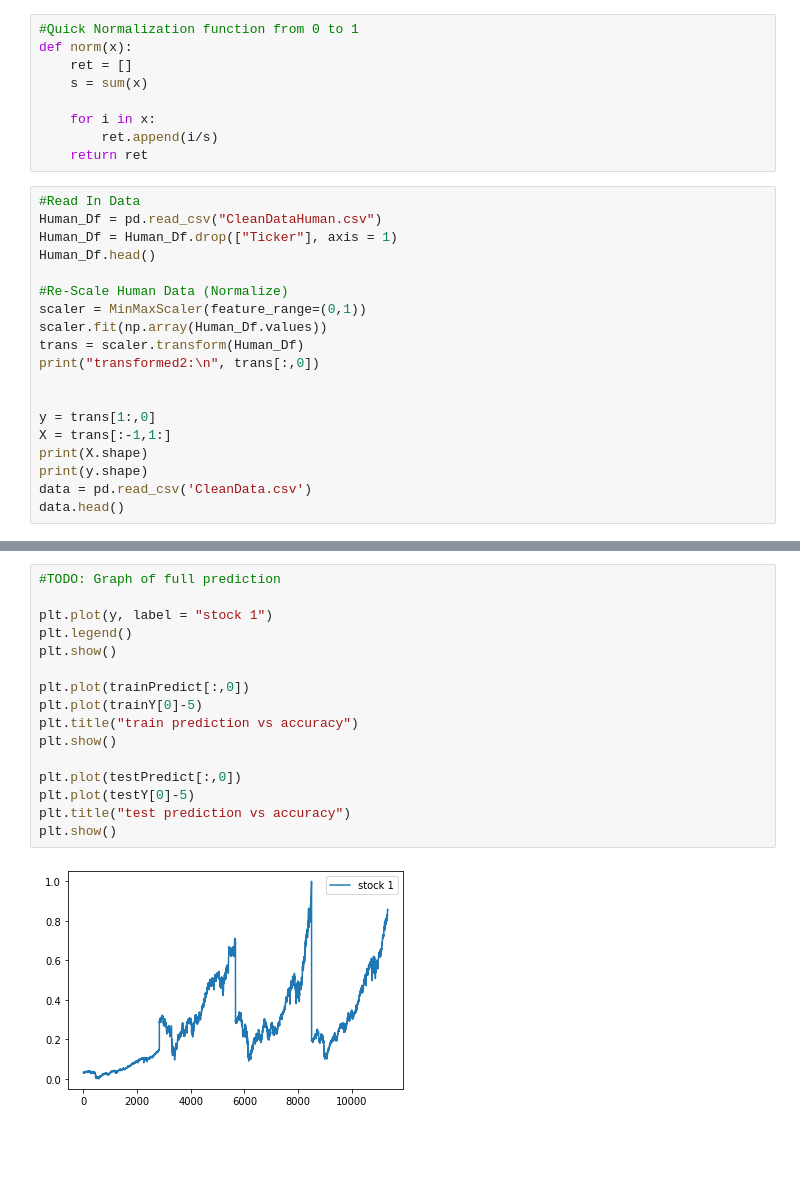
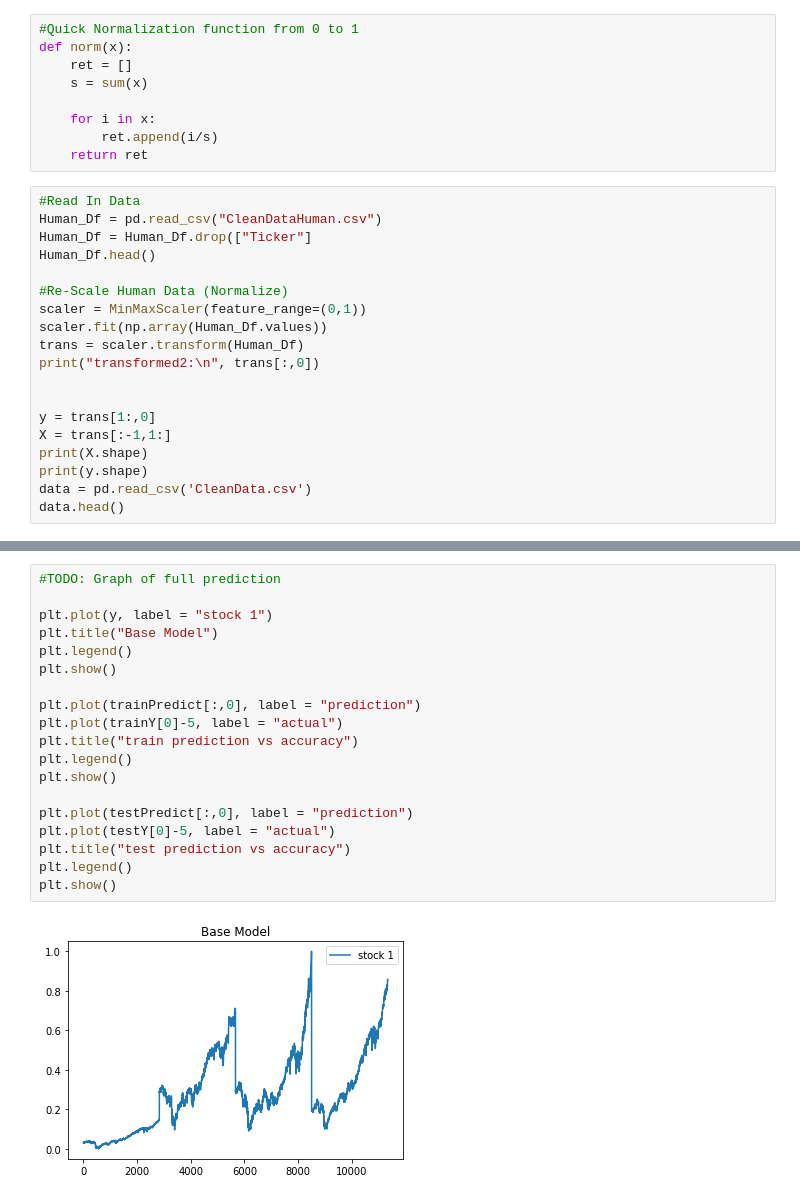
Before and after one commit to B-Rad80/ML_Stock_Predictions, a Jupyter notebook: LTSM.ipynb, the cells around one changed output, grey strips where cells are left out. Saved outputs shown, nothing was run; the diff lists cells and outputs as text; blank space fills up the shorter version.

```diff
--- a/LTSM.ipynb
+++ b/LTSM.ipynb
@@ -28,7 +33,7 @@ def norm(x):
 # %%
 #Read In Data
 Human_Df = pd.read_csv("CleanDataHuman.csv")
-Human_Df = Human_Df.drop(["Ticker"], axis = 1)
+Human_Df = Human_Df.drop(["Ticker"]
 Human_Df.head()
 
 #Re-Scale Human Data (Normalize)
@@ -166,18 +229,21 @@ Test Score: 0.48 RMSE
 # %%
 #TODO: Graph of full prediction
 
 plt.plot(y, label = "stock 1")
+plt.title("Base Model")
 plt.legend()
 plt.show()
 
-plt.plot(trainPredict[:,0])
-plt.plot(trainY[0]-5)
+plt.plot(trainPredict[:,0], label = "prediction")
+plt.plot(trainY[0]-5, label = "actual")
 plt.title("train prediction vs accuracy")
+plt.legend()
 plt.show()
 
-plt.plot(testPredict[:,0])
-plt.plot(testY[0]-5)
+plt.plot(testPredict[:,0], label = "prediction")
+plt.plot(testY[0]-5, label = "actual")
 plt.title("test prediction vs accuracy")
+plt.legend()
 plt.show()
 # %% [output]
-[figure, old version]
+[figure, new version]
```
Also changed, not shown: parts of 13 cells of this notebook.
